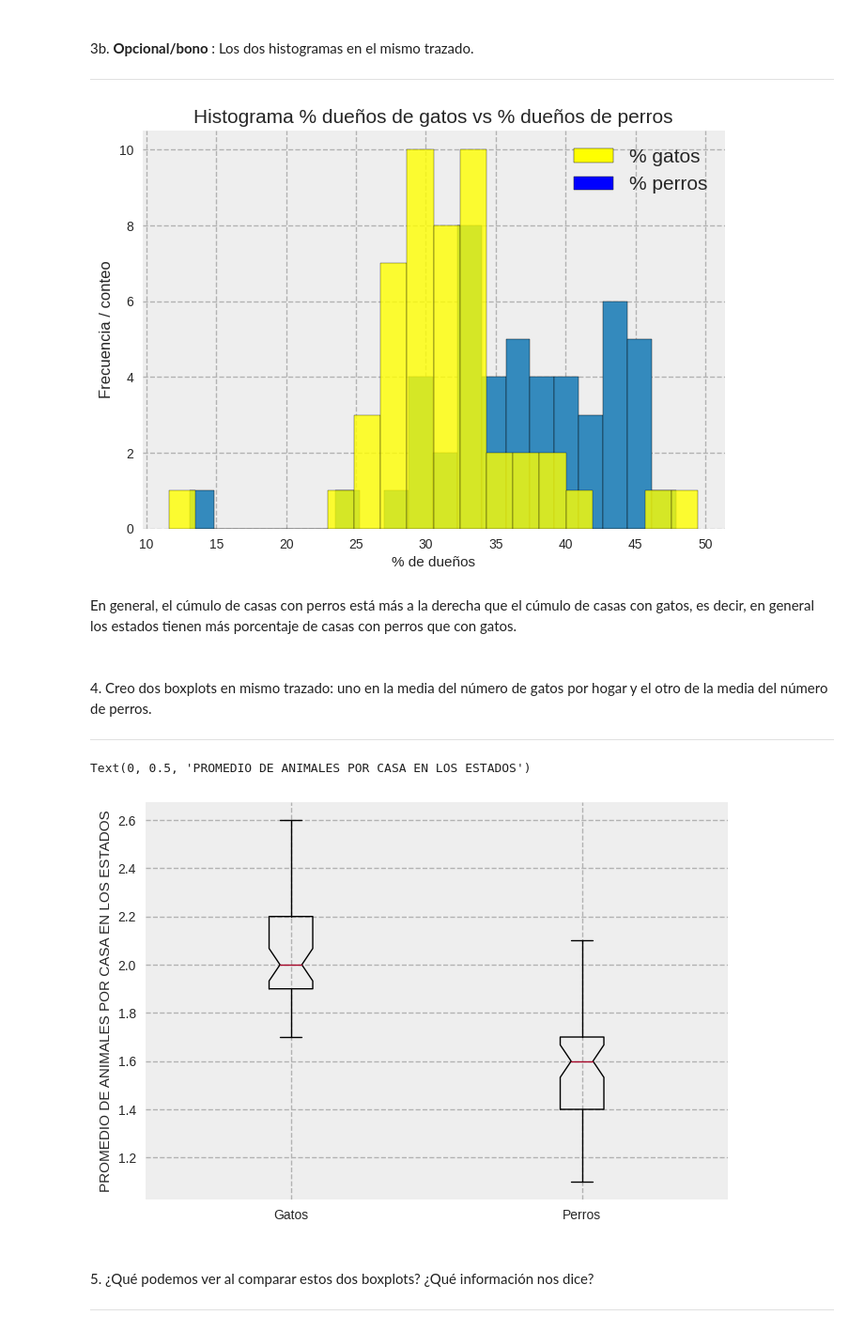
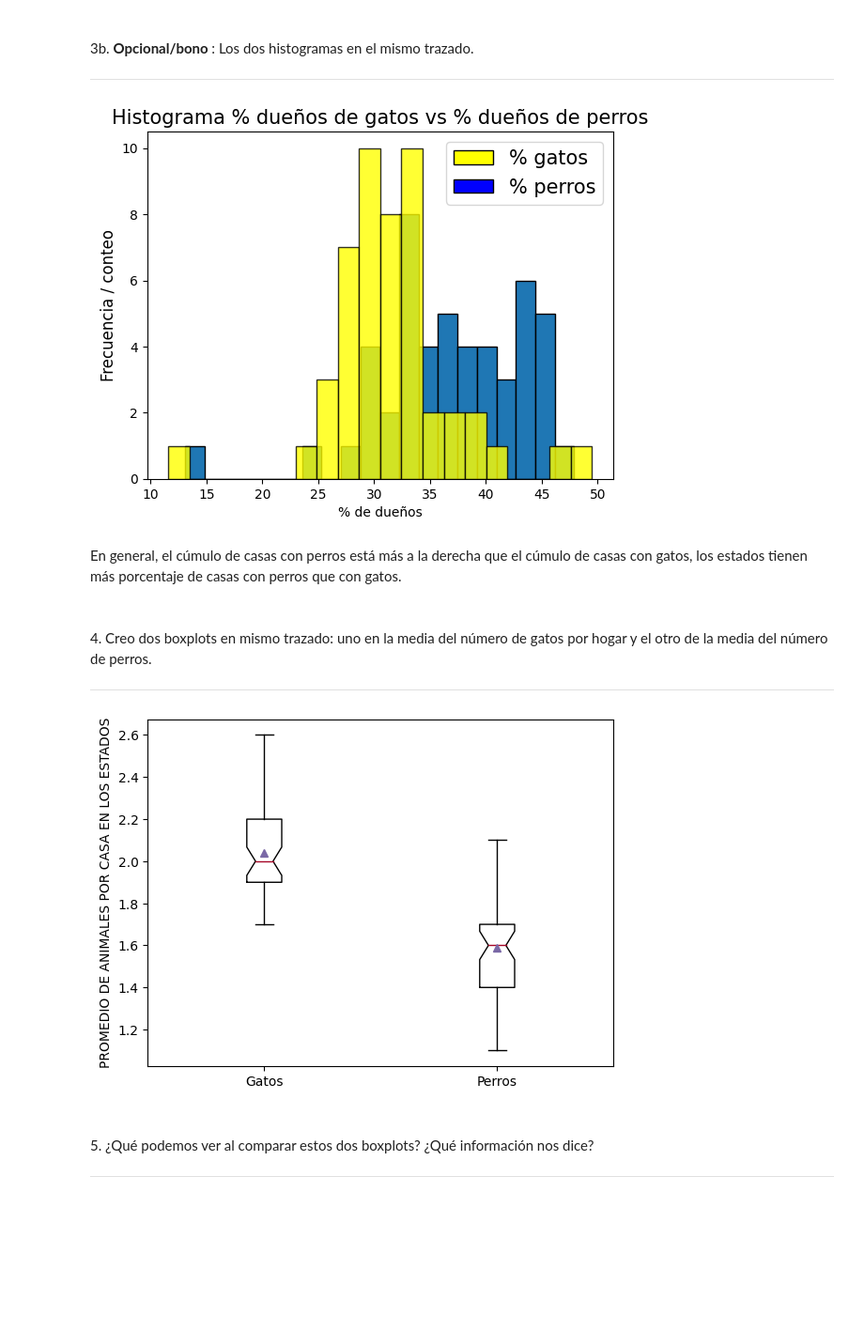
Before and after one commit to SteelworkerDB/CD_WEEK3, a Jupyter notebook: Ej_Hist_Boxplot.ipynb, the cells around one changed output. Shown: that part at 94% size. Cells and saved outputs as stored; diff of their text form; code cells hidden in the pictures; blank space fills up the shorter version.

```diff
--- a/Ej_Hist_Boxplot.ipynb
+++ b/Ej_Hist_Boxplot.ipynb
@@ -82,8 +82,8 @@ plt.xlabel('% de dueños')
 plt.ylabel('Frecuencia / conteo',fontsize=12)
 
 
-pltgatos=plt.hist(x1, bins=20, ec='black')
-pltperros=plt.hist(x2, bins=20, color='yellow', alpha=0.8, ec='black')
+pltperros=plt.hist(x1, bins=20, ec='black')
+pltgatos=plt.hist(x2, bins=20, color='yellow', alpha=0.8, ec='black')
 #alterar la propiedad alpaha para transparencia
 #https://www.geeksforgeeks.org/change-the-line-opacity-in-matplotlib/#:~:text=Matplotlib%20allows%20you%20to%20regulate,such%20as%200.5%20or%200.25.
 
@@ -99,9 +99,9 @@ plt.legend(handles, labels, loc='upper right',fontsize=15)
 
 plt.style.use('fast') #estilo fast de matplotlib
 # %% [output]
-[figure, old version]
+[figure, new version]
 # %% [markdown]
-En general, el cúmulo de casas con perros está más a la derecha que el cúmulo de casas con gatos, es decir, en general los estados tienen más porcentaje de casas con perros que con gatos.
+En general, el cúmulo de casas con perros está más a la derecha que el cúmulo de casas con gatos, los estados tienen más porcentaje de casas con perros que con gatos.
 # %% [markdown]
 <br> 4. Creo dos boxplots en mismo trazado: uno en la media del número de gatos por hogar y el otro de la media del número de perros.
 
@@ -109,12 +109,12 @@ En general, el cúmulo de casas con perros está más a la derecha que el cúmul
 # %%
 x1=catdogdf['Mean Number of Cats']
 x2=catdogdf['Mean Number of Dogs per household']
 fig, axes = plt.subplots(nrows = 1, ncols = 1)
-axes.boxplot([x1,x2], notch = True, labels=['Gatos', 'Perros']);
+axes.boxplot([x1,x2], notch = True, labels=['Gatos', 'Perros'], showmeans=True);
 plt.ylabel('PROMEDIO DE ANIMALES POR CASA EN LOS ESTADOS')
+plt.style.use('bmh')
 # %% [output]
-Text(0, 0.5, 'PROMEDIO DE ANIMALES POR CASA EN LOS ESTADOS')
-[figure, old version]
+[figure, new version]
 # %% [markdown]
 <br> 5. ¿Qué podemos ver al comparar estos dos boxplots? ¿Qué información nos dice?
 
```
Also changed, not shown: parts of 3 cells of this notebook.
